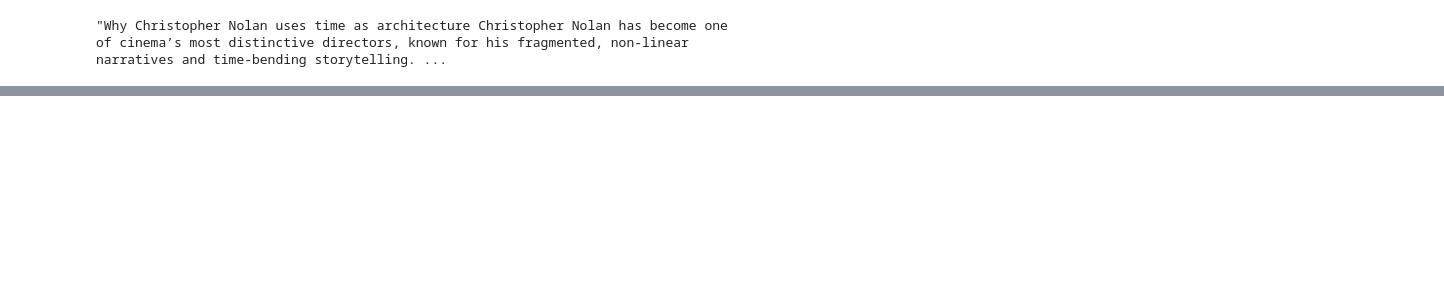
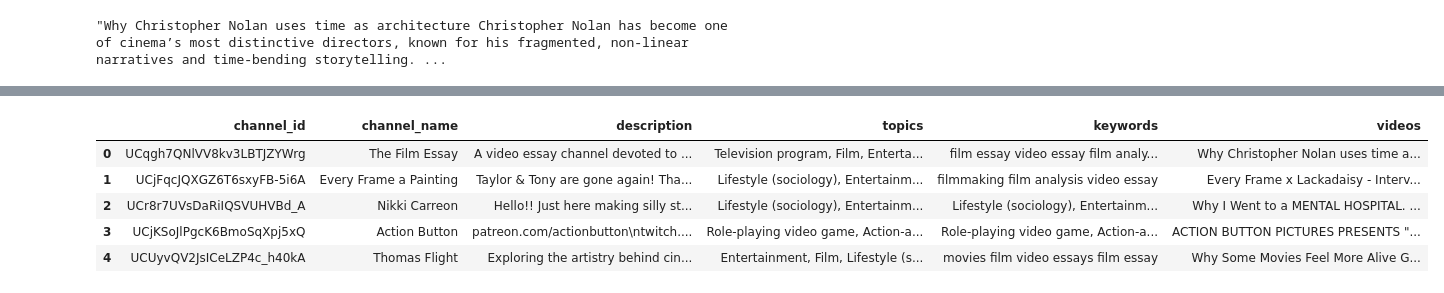
Before and after one commit to ricd99/ytrec, a Jupyter notebook: notebooks/model/ve_eda.ipynb, the cells around one changed output, grey strips where cells are left out. Saved outputs shown, nothing was run; the diff lists cells and outputs as text; code cells hidden in the pictures; blank space fills up the shorter version.

Commit message:
dropped country col

```diff
--- a/notebooks/model/ve_eda.ipynb
+++ b/notebooks/model/ve_eda.ipynb
@@ -188,0 +210,4 @@ df.head()
+# %%
+df = df.drop("country", axis=1)
+df = df.reset_index(drop=True)
+df.info()
@@ -188,0 +228,9 @@ df.head()
+# %%
+df.head()
+# %% [output]
+|  | channel_id | channel_name | description | topics | keywords | videos |
+| 0 | UCqgh7QNlVV8kv3LBTJZYWrg | The Film Essay | A video essay channel devoted to ... | Television program, Film, Enterta... | film essay video essay film analy... | Why Christopher Nolan uses time a... |
+| 1 | UCjFqcJQXGZ6T6sxyFB-5i6A | Every Frame a Painting | Taylor & Tony are gone again! Tha... | Lifestyle (sociology), Entertainm... | filmmaking film analysis video essay | Every Frame x Lackadaisy - Interv... |
+| 2 | UCr8r7UVsDaRiIQSVUHVBd_A | Nikki Carreon | Hello!! Just here making silly st... | Lifestyle (sociology), Entertainm... | Lifestyle (sociology), Entertainm... | Why I Went to a MENTAL HOSPITAL. ... |
+| 3 | UCjKSoJlPgcK6BmoSqXpj5xQ | Action Button | patreon.com/actionbutton\ntwitch.... | Role-playing video game, Action-a... | Role-playing video game, Action-a... | ACTION BUTTON PICTURES PRESENTS "... |
+| 4 | UCUyvQV2JsICeLZP4c_h40kA | Thomas Flight | Exploring the artistry behind cin... | Entertainment, Film, Lifestyle (s... | movies film video essays film essay | Why Some Movies Feel More Alive G... |
```
Also changed, not shown: parts of 4 cells of this notebook.
